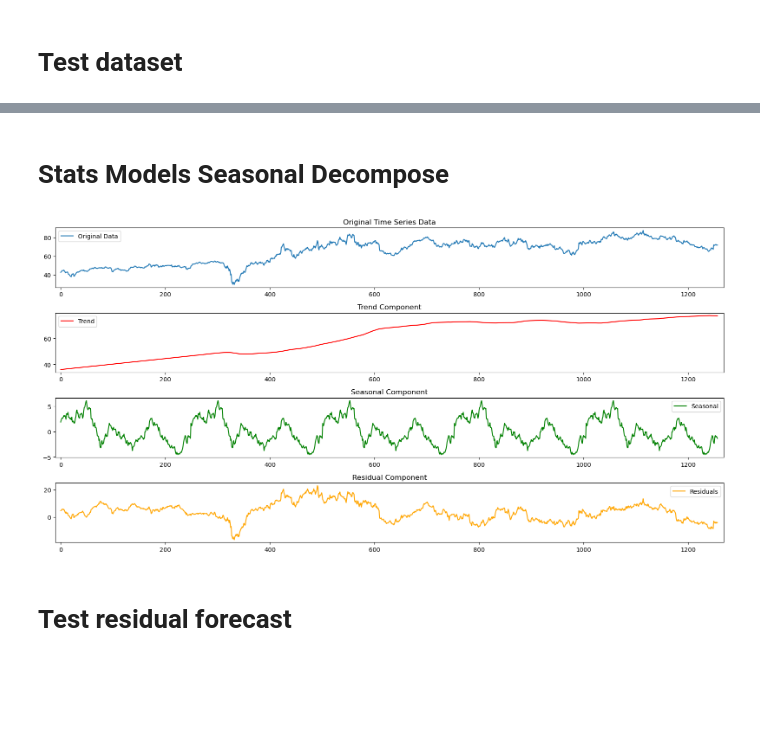
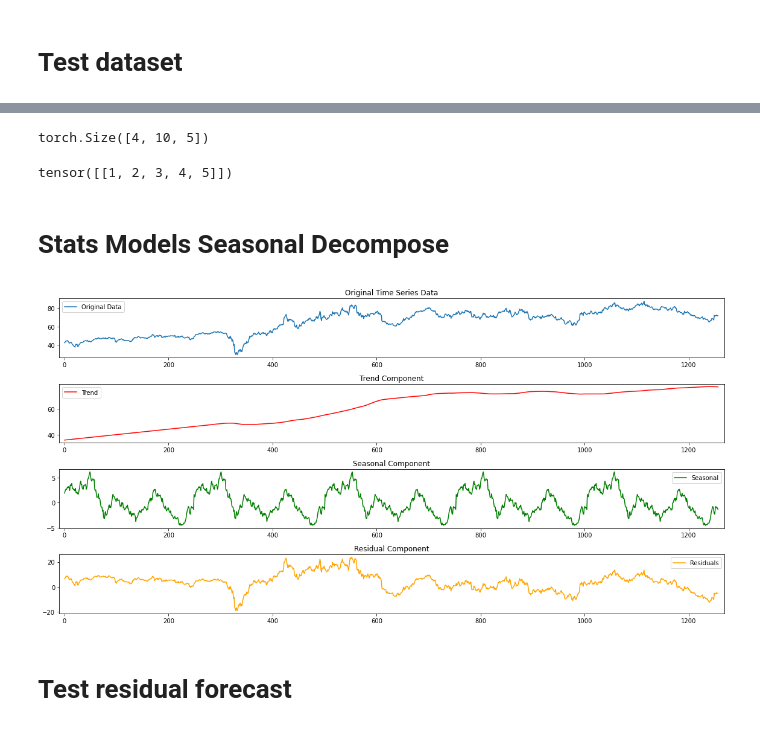
Before and after one commit to zapulam/StockPredictor2.0, a Jupyter notebook: dev.ipynb, the cells around one changed output, grey strips where cells are left out. Saved outputs shown, nothing was run; the diff lists cells and outputs as text; code cells hidden in the pictures; blank space fills up the shorter version.

Commit message:
major rehaul to train in batches for each stock

```diff
--- a/dev.ipynb
+++ b/dev.ipynb
@@ -50,3 +73,23 @@ tensor([[0.3926, 0.7888, 0.7735, 0.8173, 0.5108],
+# %%
+#next(iter(trainloader))
+for j, data in enumerate(trainloader):
+    print(data[0].shape)
+    break
+# %% [output]
+torch.Size([4, 10, 5])
+# %%
+import torch
+
+# Create a tensor
+tensor_example = torch.tensor([[1, 2, 3, 4, 5], [1, 2, 3, 4, 5]])
+
+# Access elements using negative indexing
+last_element = tensor_example[-1:, :]  # Equivalent to tensor_example[4]
+
+# Print the results
+print(last_element)
+# %% [output]
+tensor([[1, 2, 3, 4, 5]])
 # %% [markdown]
 # Stats Models Seasonal Decompose
 # %%
@@ -59,35 +102,35 @@ values = df['Close']                            # Replace with your value column
 # Perform seasonal decomposition
 result = sm.tsa.seasonal_decompose(values, model='additive', period=252, extrapolate_trend=25, two_sided=False)
 
 # Plot the original data, trend, seasonal, and residuals
 plt.figure(figsize=(16, 8))
 plt.subplot(4, 1, 1)
 plt.plot(time_series, values, label='Original Data')
 plt.xlim(-10,1268)
 plt.legend()
 plt.title('Original Time Series Data')
 
 plt.subplot(4, 1, 2)
 plt.plot(time_series, result.trend, label='Trend', color='red')
 plt.xlim(-10,1268)
 plt.legend()
 plt.title('Trend Component')
 
 plt.subplot(4, 1, 3)
 plt.plot(time_series, result.seasonal, label='Seasonal', color='green')
 plt.xlim(-10,1268)
 plt.legend()
 plt.title('Seasonal Component')
 
 plt.subplot(4, 1, 4)
-plt.plot(time_series, result.resid, label='Residuals', color='orange')
+plt.plot(time_series, result.resid + result.seasonal, label='Residuals', color='orange')
 plt.xlim(-10,1268)
 plt.legend()
 plt.title('Residual Component')
 plt.tight_layout()
 plt.show()
 # %% [output]
-[figure, old version]
+[figure, new version]
 # %% [markdown]
 # Test residual forecast
 # %%
```
Also changed, not shown: parts of 11 cells of this notebook, 26 other files.
